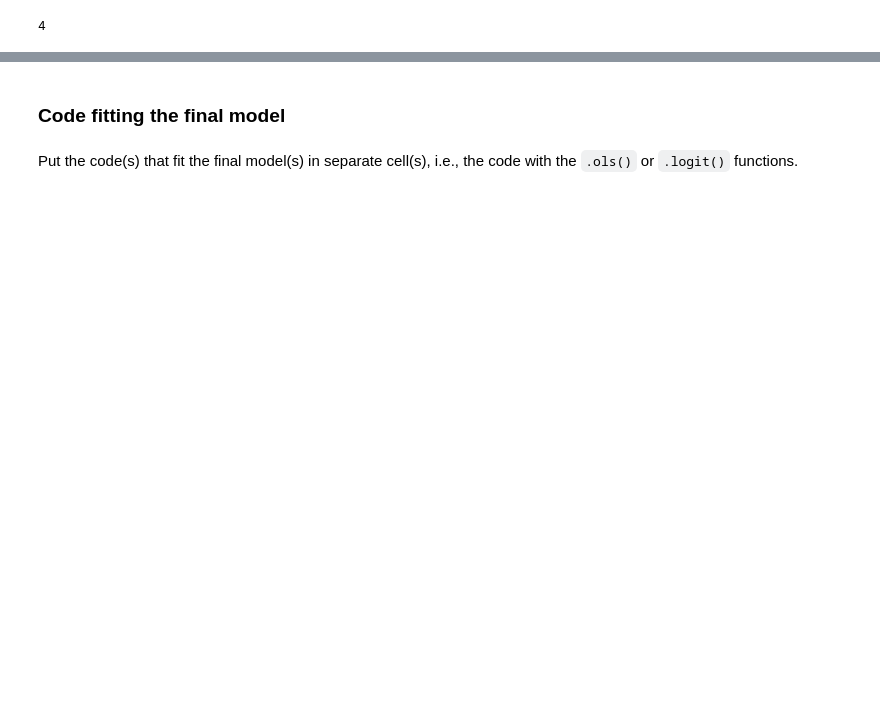
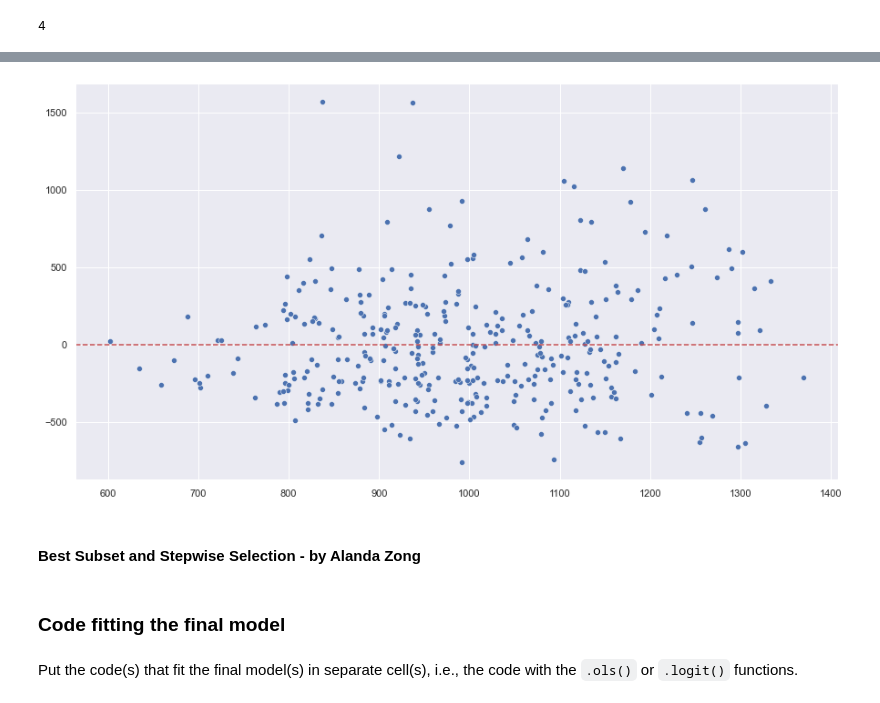
Before and after one commit to alandaz/DataScienceRepo, a Jupyter notebook: Project Code Template.ipynb, the cells around one changed output, grey strips where cells are left out. Drawn from its saved outputs; the diff is of its cells as text; code cells hidden in the pictures; blank space fills up the shorter version.

```diff
--- a/Project Code Template.ipynb
+++ b/Project Code Template.ipynb
@@ -369,3 +317,11 @@ np.sum(leverage_1>high_leverage_threshold_1)
+# %%
+sns.scatterplot(data=train, x=initialmodel.predict(), y=initialmodel.resid)
+plt.axhline(y=0, color='r', linestyle='--')
+plt.show()
+# %% [output]
+[figure, new version]
+# %% [markdown]
+#### Best Subset and Stepwise Selection - by Alanda Zong
 # %% [markdown]
 ### Code fitting the final model
 # %% [markdown]
```
Also changed, not shown: parts of 49 cells of this notebook.
